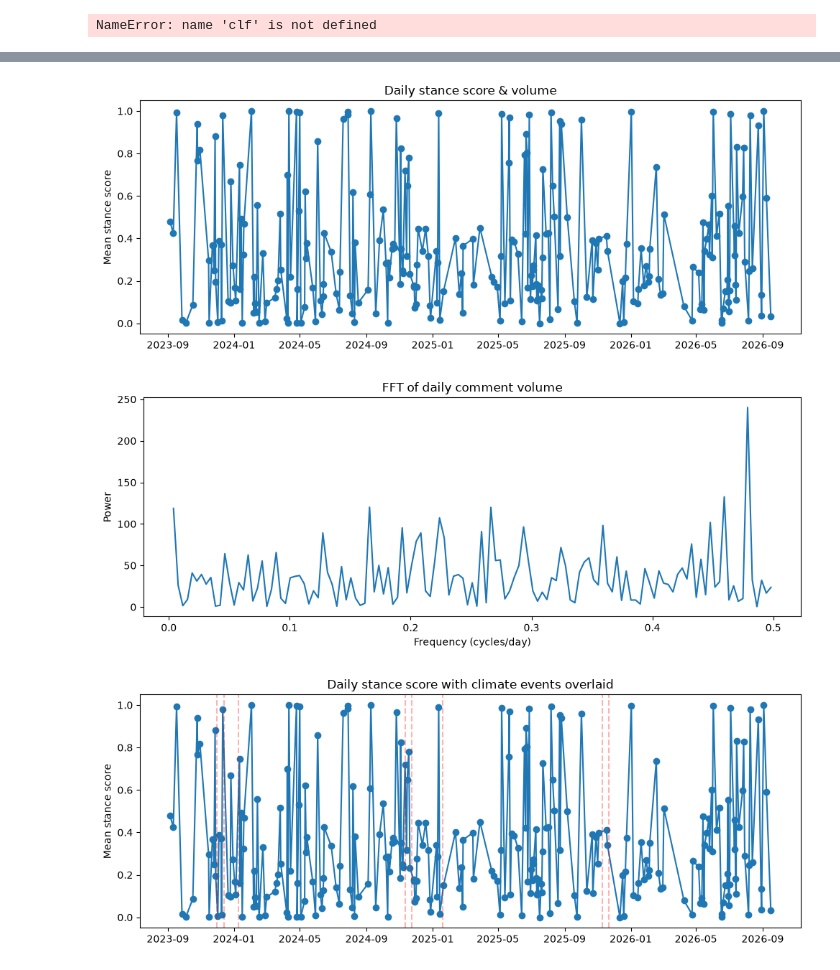
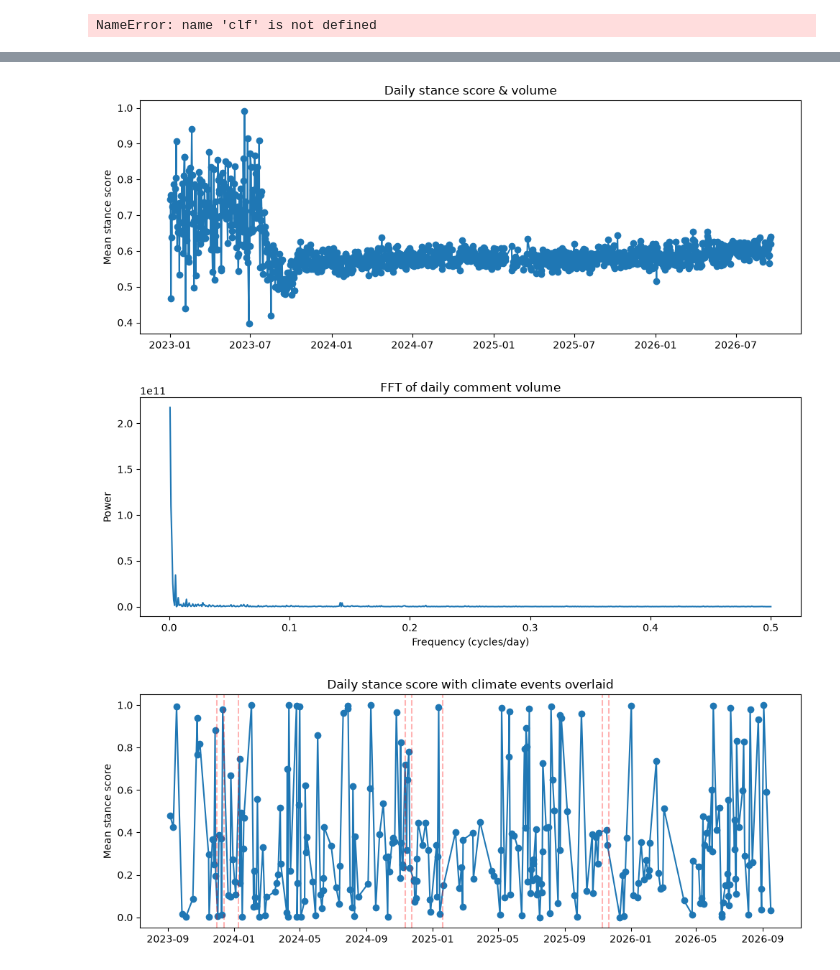
Before and after one commit to Rahulbhat2022/Dataminingproject, a Jupyter notebook: scripts/stance_scoring.ipynb, the cells around one changed output, grey strips where cells are left out. Drawn from its saved outputs; the diff is of its cells as text; code cells hidden in the pictures.

Commit message:
finished stance part

```diff
--- a/scripts/stance_scoring.ipynb
+++ b/scripts/stance_scoring.ipynb
@@ -30,5 +36,5 @@ df.to_parquet("reddit_climate_stance_scored.parquet", index=False)
 True
 NameError: name 'clf' is not defined
 # %%
-df = pd.read_parquet("reddit_climate_stance_scored.parquet")
+df = pd.read_parquet("../data/reddit_climate_stance_scored.parquet")
 df.groupby("subreddit")["stance_score"].agg(["mean", "count"]).sort_values("mean")
@@ -46,28 +71,32 @@ plt.title("Daily stance score & volume")
 plt.tight_layout()
 plt.show()
 # %% [output]
-[figure, old version]
+[figure, new version]
 # %%
 import numpy as np
+import matplotlib.pyplot as plt
+df = df[df["created_time"] >= "2023-01-01"]
+
+daily = df.groupby(df["created_time"].dt.date)["stance_score"].agg(["mean", "count"])
 
 # use volume (or swap for daily["mean"] to check stance periodicity)
 signal = daily["count"].values
 signal = signal - signal.mean()  # remove DC component
 
 fft_vals = np.fft.rfft(signal)
 freqs = np.fft.rfftfreq(len(signal), d=1)  # d=1 day
 
 power = np.abs(fft_vals) ** 2
 
 fig, ax = plt.subplots(figsize=(10, 4))
 ax.plot(freqs[1:], power[1:])  # skip freq=0
 ax.set_xlabel("Frequency (cycles/day)")
 ax.set_ylabel("Power")
 plt.title("FFT of daily comment volume")
 plt.tight_layout()
 plt.show()
 # %% [output]
-[figure, old version]
+[figure, new version]
 # %%
 import matplotlib.pyplot as plt
 
```
Also changed, not shown: parts of 4 cells of this notebook, 1 other file.
